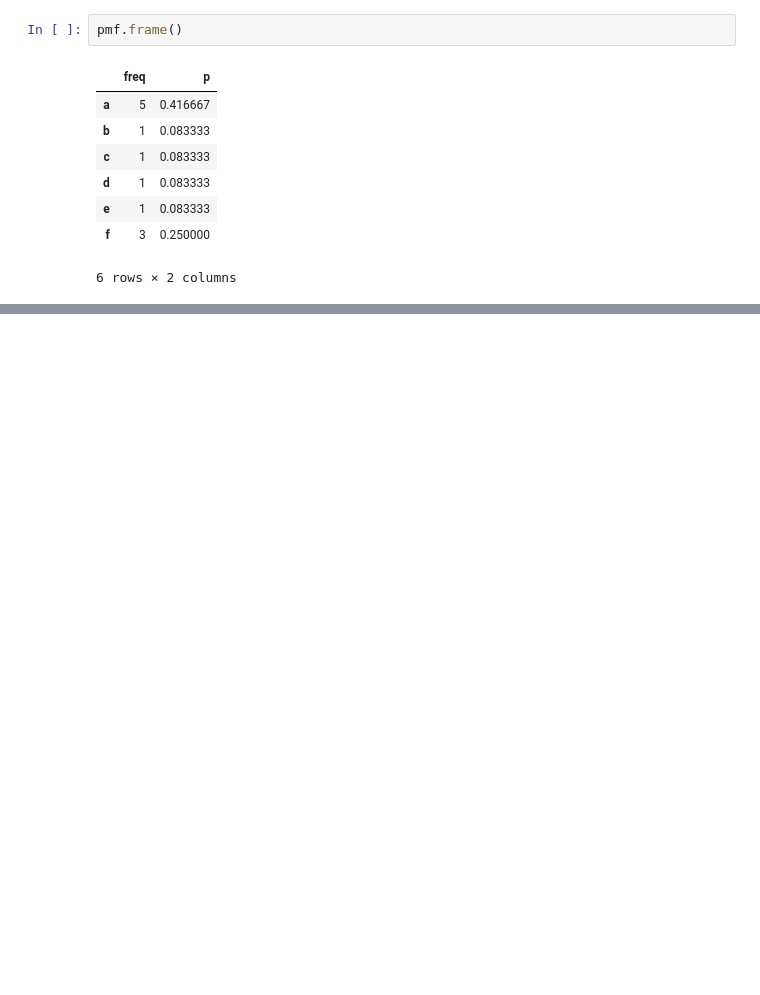
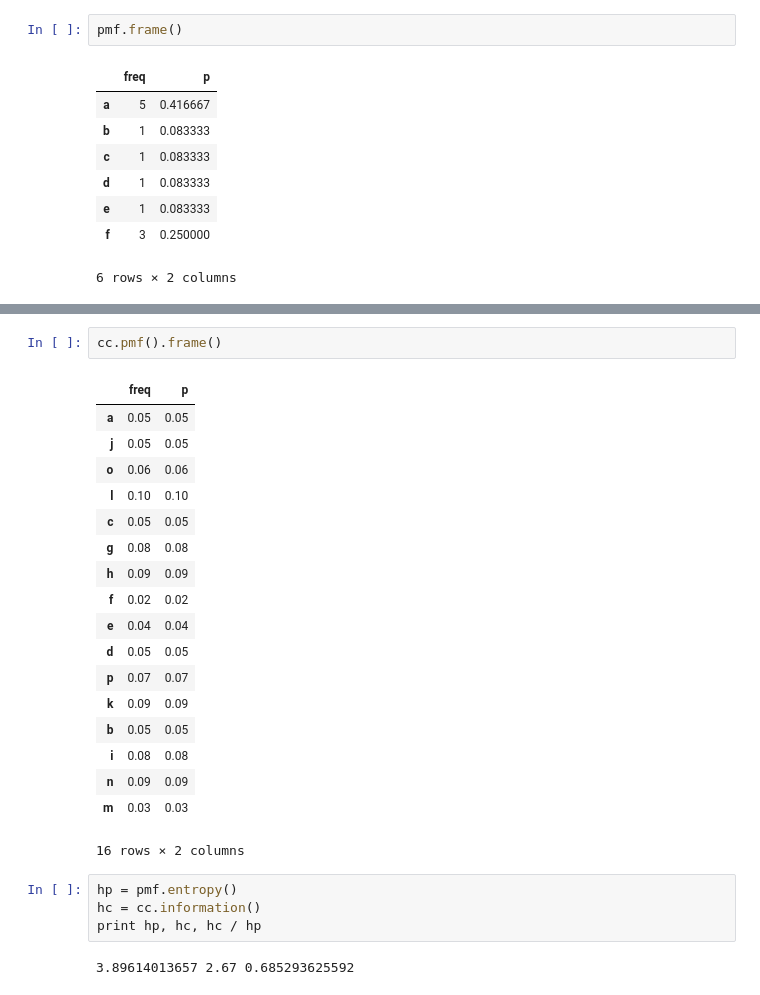
Before and after one commit to jordanlewis/sidedrive, a Jupyter notebook: babbler/cheerios_scratch.ipynb, the cells around one changed output, grey strips where cells are left out. Cells and saved outputs as stored; diff of their text form; blank space fills up the shorter version.

```diff
--- a/babbler/cheerios_scratch.ipynb
+++ b/babbler/cheerios_scratch.ipynb
@@ -93,0 +129,27 @@ cc.pmf().frame()
+# %%
+cc.pmf().frame()
+# %% [output]
+|  | freq | p |
+| a | 0.05 | 0.05 |
+| j | 0.05 | 0.05 |
+| o | 0.06 | 0.06 |
+| l | 0.10 | 0.10 |
+| c | 0.05 | 0.05 |
+| g | 0.08 | 0.08 |
+| h | 0.09 | 0.09 |
+| f | 0.02 | 0.02 |
+| e | 0.04 | 0.04 |
+| d | 0.05 | 0.05 |
+| p | 0.07 | 0.07 |
+| k | 0.09 | 0.09 |
+| b | 0.05 | 0.05 |
+| i | 0.08 | 0.08 |
+| n | 0.09 | 0.09 |
+| m | 0.03 | 0.03 |
+16 rows × 2 columns
+# %%
+hp = pmf.entropy()
+hc = cc.information()
+print hp, hc, hc / hp
+# %% [output]
+3.89614013657 2.67 0.685293625592
```
Also changed, not shown: parts of 11 cells of this notebook, 3 other files.
